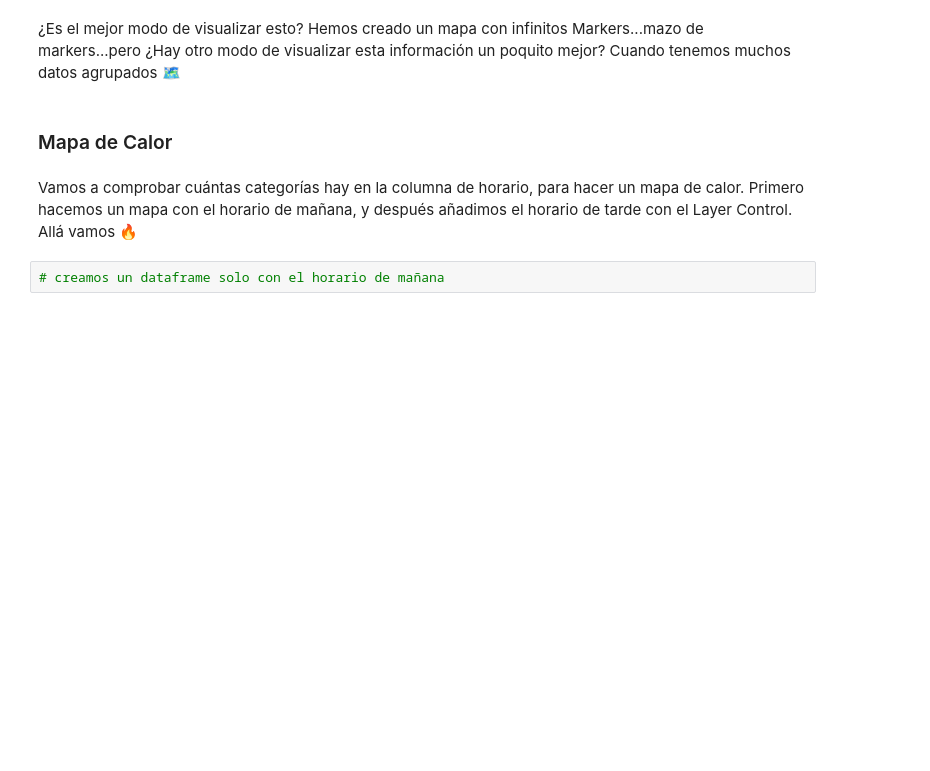
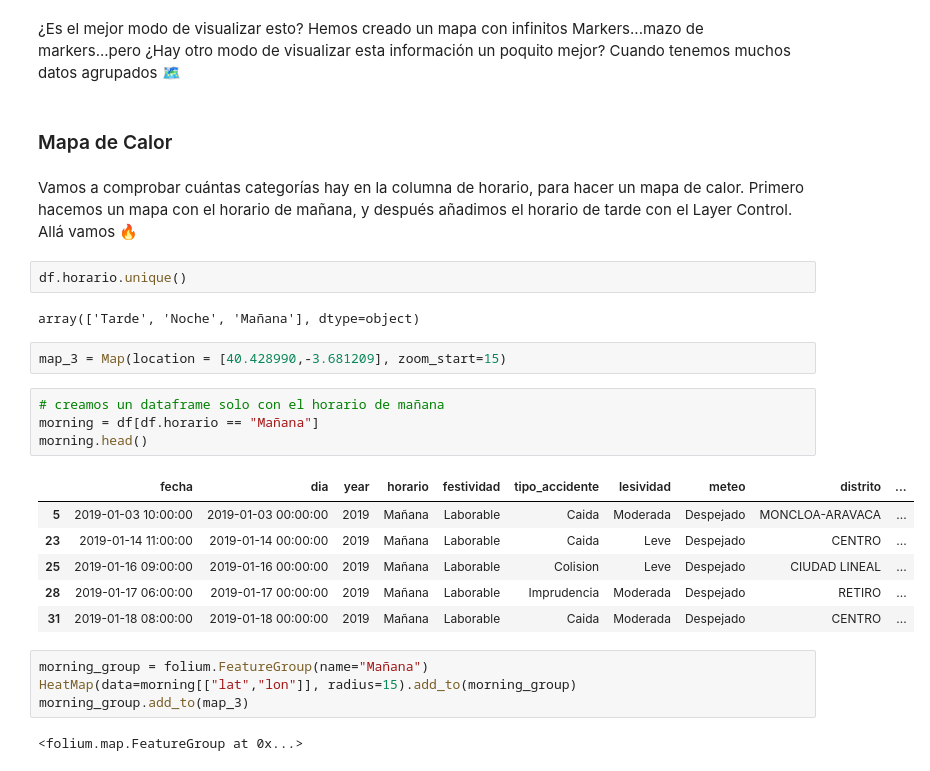
Before and after one commit to Ironhack-Data-Madrid-Mayo-2021/Classroom-Materials, a Jupyter notebook: week_04/02-GeoViz_folium.ipynb, the cells around one changed output. Drawn from its saved outputs; the diff is of its cells as text; blank space fills up the shorter version.

```diff
--- a/week_04/02-GeoViz_folium.ipynb
+++ b/week_04/02-GeoViz_folium.ipynb
@@ -106,5 +176,26 @@ Cuando tenemos muchos datos agrupados 🗺
 # %% [markdown]
 Vamos a comprobar cuántas categorías hay en la columna de horario, para hacer un mapa de calor. Primero hacemos un mapa con el horario de mañana, y después añadimos el horario de tarde con el Layer Control.
 Allá vamos 🔥
+# %%
+df.horario.unique()
+# %% [output]
+array(['Tarde', 'Noche', 'Mañana'], dtype=object)
+# %%
+map_3 = Map(location = [40.428990,-3.681209], zoom_start=15)
 # %%
 # creamos un dataframe solo con el horario de mañana
+morning = df[df.horario == "Mañana"]
+morning.head()
+# %% [output]
+|  | fecha | dia | year | horario | festividad | tipo_accidente | lesividad | meteo | distrito | ... |
+| 5 | 2019-01-03 10:00:00 | 2019-01-03 00:00:00 | 2019 | Mañana | Laborable | Caida | Moderada | Despejado | MONCLOA-ARAVACA | ... |
+| 23 | 2019-01-14 11:00:00 | 2019-01-14 00:00:00 | 2019 | Mañana | Laborable | Caida | Leve | Despejado | CENTRO | ... |
+| 25 | 2019-01-16 09:00:00 | 2019-01-16 00:00:00 | 2019 | Mañana | Laborable | Colision | Leve | Despejado | CIUDAD LINEAL | ... |
+| 28 | 2019-01-17 06:00:00 | 2019-01-17 00:00:00 | 2019 | Mañana | Laborable | Imprudencia | Moderada | Despejado | RETIRO | ... |
+| 31 | 2019-01-18 08:00:00 | 2019-01-18 00:00:00 | 2019 | Mañana | Laborable | Caida | Moderada | Despejado | CENTRO | ... |
+# %%
+morning_group = folium.FeatureGroup(name="Mañana")
+HeatMap(data=morning[["lat","lon"]], radius=15).add_to(morning_group)
+morning_group.add_to(map_3)
+# %% [output]
+<folium.map.FeatureGroup at 0x...>
```
Also changed, not shown: parts of 23 cells of this notebook, 1 other file.
